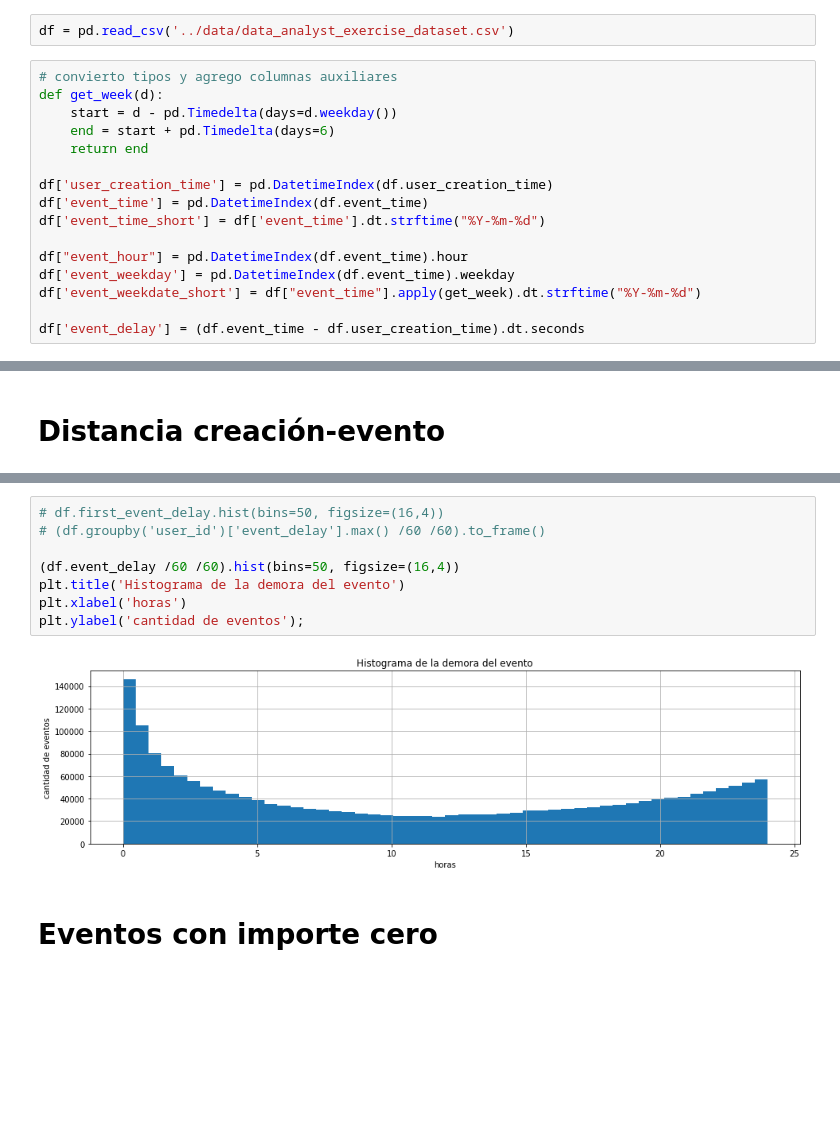
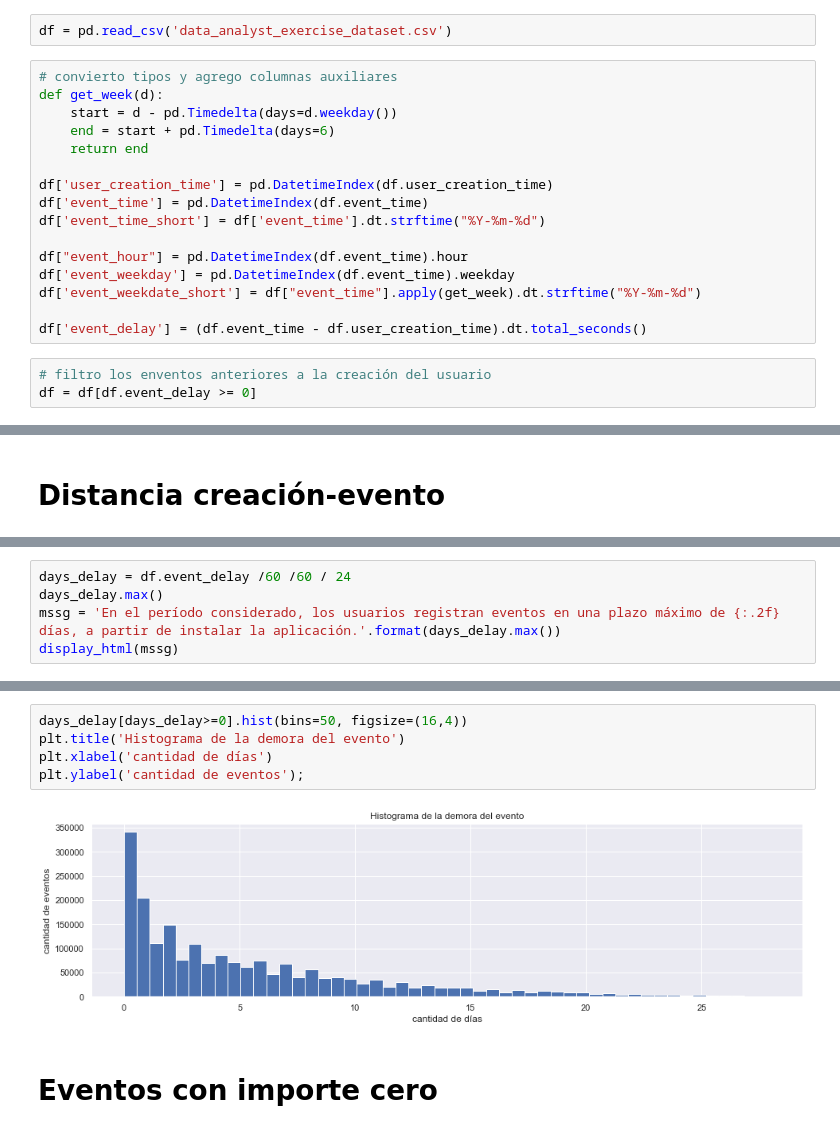
Before and after one commit to melik-data-challenges/etermax-challenge, a Jupyter notebook: etermax-challenge.ipynb, the cells around one changed output, grey strips where cells are left out. Drawn from its saved outputs; the diff is of its cells as text; blank space fills up the shorter version.

```diff
--- a/etermax-challenge.ipynb
+++ b/etermax-challenge.ipynb
@@ -54,7 +60,7 @@ def get_df_metadata(df):
 
     return df_meta
 # %%
-df = pd.read_csv('../data/data_analyst_exercise_dataset.csv')
+df = pd.read_csv('data_analyst_exercise_dataset.csv')
 # %%
 # convierto tipos y agrego columnas auxiliares
 def get_week(d):
@@ -70,7 +76,10 @@ df["event_hour"] = pd.DatetimeIndex(df.event_time).hour
 df['event_weekday'] = pd.DatetimeIndex(df.event_time).weekday
 df['event_weekdate_short'] = df["event_time"].apply(get_week).dt.strftime("%Y-%m-%d")
 
-df['event_delay'] = (df.event_time - df.user_creation_time).dt.seconds
+df['event_delay'] = (df.event_time - df.user_creation_time).dt.total_seconds()
+# %%
+# filtro los enventos anteriores a la creación del usuario
+df = df[df.event_delay >= 0]
 # %%
 df = df.merge(pd.get_dummies(df.sink_channel),left_index=True, right_index=True)
 # %%
@@ -150,0 +199,5 @@ En el período considerado, los usuarios registran eventos en una plazo máximo
+# %%
+days_delay = df.event_delay /60 /60 / 24
+days_delay.max()
+mssg = 'En el período considerado, los usuarios registran eventos en una plazo máximo de {:.2f} días, a partir de instalar la aplicación.'.format(days_delay.max())
+display_html(mssg)
@@ -151,13 +206,10 @@ En el período considerado, los usuarios registran eventos en una plazo máximo
 # %%
-# df.first_event_delay.hist(bins=50, figsize=(16,4))
-# (df.groupby('user_id')['event_delay'].max() /60 /60).to_frame()
-
-(df.event_delay /60 /60).hist(bins=50, figsize=(16,4))
+days_delay[days_delay>=0].hist(bins=50, figsize=(16,4))
 plt.title('Histograma de la demora del evento')
-plt.xlabel('horas')
+plt.xlabel('cantidad de días')
 plt.ylabel('cantidad de eventos');
 # %% [output]
-[figure, old version]
+[figure, new version]
 # %% [markdown]
 # Eventos con importe cero
 # %%
```
Also changed, not shown: parts of 22 cells of this notebook, 1 other file.
